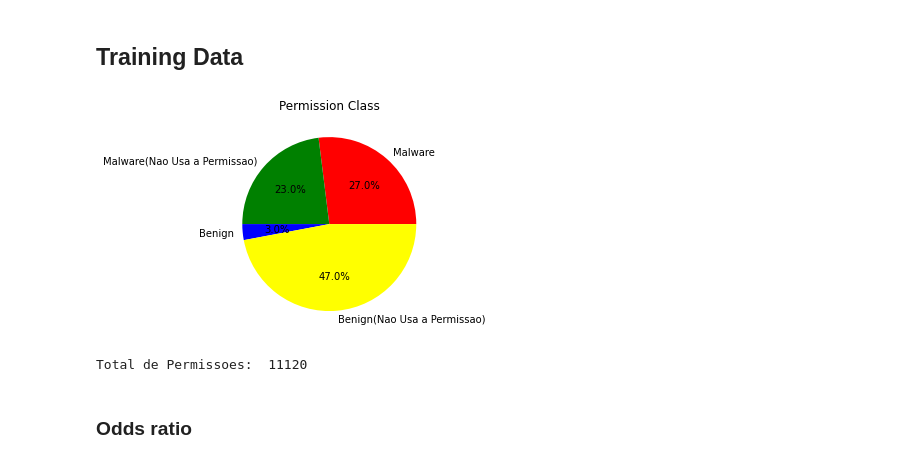
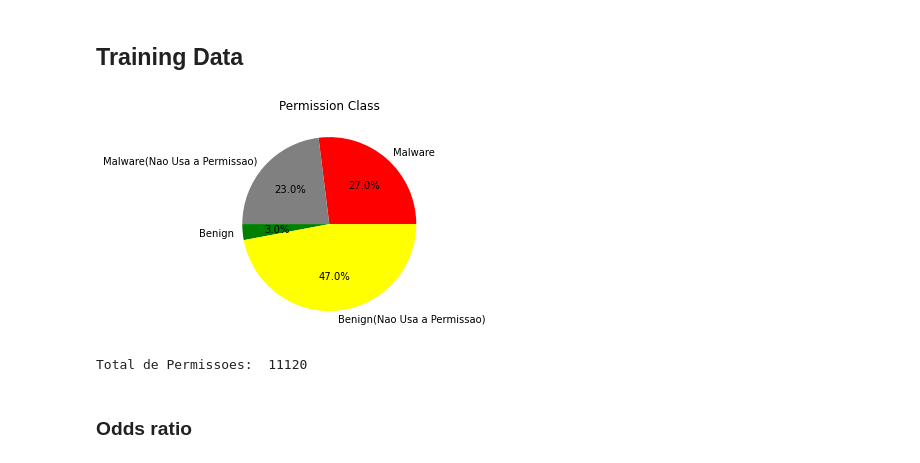
Before and after one commit to NiguXNick/DataScience, a Jupyter notebook: Filter-Based.ipynb, the cells around one changed output. Drawn from its saved outputs; the diff is of its cells as text; code cells hidden in the pictures.

```diff
--- a/Filter-Based.ipynb
+++ b/Filter-Based.ipynb
@@ -22,89 +22,89 @@ ds.head()
 # %% [markdown]
 <h2> Training Data
 # %%
-def gpc(class_name, validator):
+def gpc(permission_id, validator):
     count = 0
     j = 0
     if validator == 0:
-        for i in ds[class_name]:
+        for i in ds[permission_id]:
             if i == 1 and ds["class"][j] == 1:
                 count += 1
             j += 1
         return count
     if validator == 1:
-        for i in ds[class_name]:
+        for i in ds[permission_id]:
             if i == 0 and ds["class"][j] == 1:
                 count += 1
             j += 1
         return count
     if validator == 2:
-        for i in ds[class_name]:
+        for i in ds[permission_id]:
             if i == 1 and ds["class"][j] == 0:
                 count += 1
             j += 1
         return count
     if validator == 3:
-        for i in ds[class_name]:
+        for i in ds[permission_id]:
             if i == 0 and ds["class"][j] == 0:
                 count += 1
             j += 1
         return count
     if validator == 4:
-        return len(ds[class_name])
+        return len(ds[permission_id])
     if validator == 5:
         for i in ds["class"]:
             if i == 1:
                 count += 1
         return count
     if validator == 6:
         for i in ds["class"]:
             if i == 0:
                 count += 1
         return count
     if validator == 7:
-        return len(ds[class_name][ds[class_name] == 1])
+        return len(ds[permission_id][ds[permission_id] == 1])
     if validator == 8:
-        return len(ds[class_name][ds[class_name] == 0])
+        return len(ds[permission_id][ds[permission_id] == 0])
 
-def a (class_name):
-    return gpc(class_name, 0)
+def a (permission_id):
+    return gpc(permission_id, 0)
 
-def b (class_name):
-    return gpc(class_name, 1)
+def b (permission_id):
+    return gpc(permission_id, 1)
 
-def c (class_name):
-    return gpc(class_name, 2)
+def c (permission_id):
+    return gpc(permission_id, 2)
 
-def d (class_name):
-    return gpc(class_name, 3)
+def d (permission_id):
+    return gpc(permission_id, 3)
 
-def N (class_name):
-    return gpc(class_name, 4)
+def N (permission_id):
+    return gpc(permission_id, 4)
 
-def n1(class_name):
-    return gpc(class_name, 5)
+def n1(permission_id):
+    return gpc(permission_id, 5)
 
-def n2(class_name):
-    return gpc(class_name, 6)
+def n2(permission_id):
+    return gpc(permission_id, 6)
 
-def d1(class_name):
-    return gpc(class_name, 7)
+def d1(permission_id):
+    return gpc(permission_id, 7)
 
-def d2(class_name):
-    return gpc(class_name, 8)
+def d2(permission_id):
+    return gpc(permission_id, 8)
 
-def show_graph(class_name):
-    permission_class = [gpc(class_name, 0), gpc(class_name, 1), gpc(class_name, 2), gpc(class_name, 3)]
+def show_graph(permission_id):
+    permission_class = [gpc(permission_id, 0), gpc(permission_id, 1), gpc(permission_id, 2), gpc(permission_id, 3)]
     labels = ["Malware", "Malware(Nao Usa a Permissao)", "Benign" , "Benign(Nao Usa a Permissao)"]
-    colors = ["red", "green", "blue", "yellow"]
+    colors = ["red", "grey", "green", "yellow"]
     plt.pie(permission_class, labels=labels, colors=colors, autopct="%1.1f%%")
     plt.title("Permission Class")
     plt.show()
 
 show_graph("SEND_SMS")
 print("Total de Permissoes: ", gpc("SEND_SMS", 4))
 # %% [output]
-[figure, old version]
+[figure, new version]
 Total de Permissoes:  11120
 # %% [markdown]
 <h3> Odds ratio
```
Also changed, not shown: parts of 7 cells of this notebook, 1 other file.
